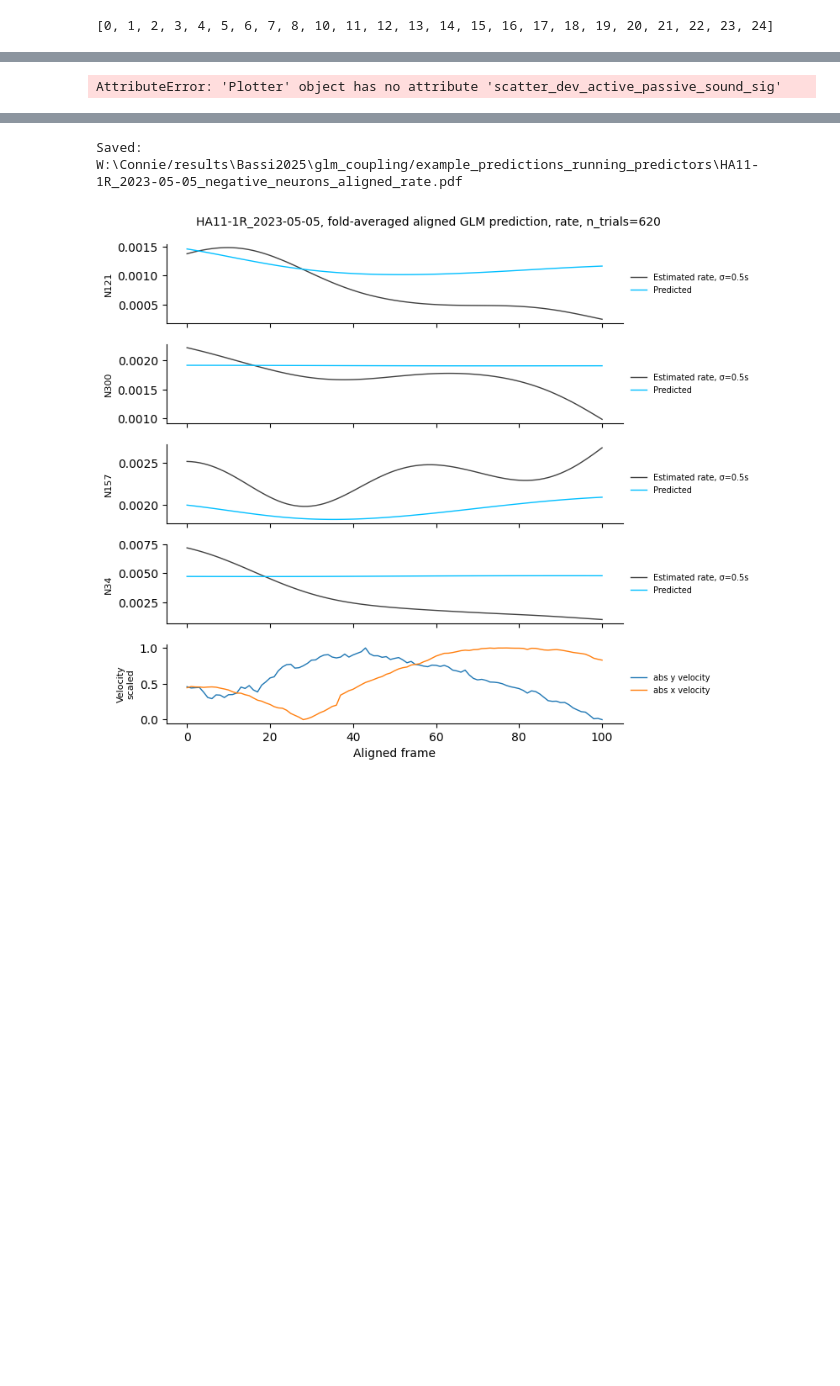
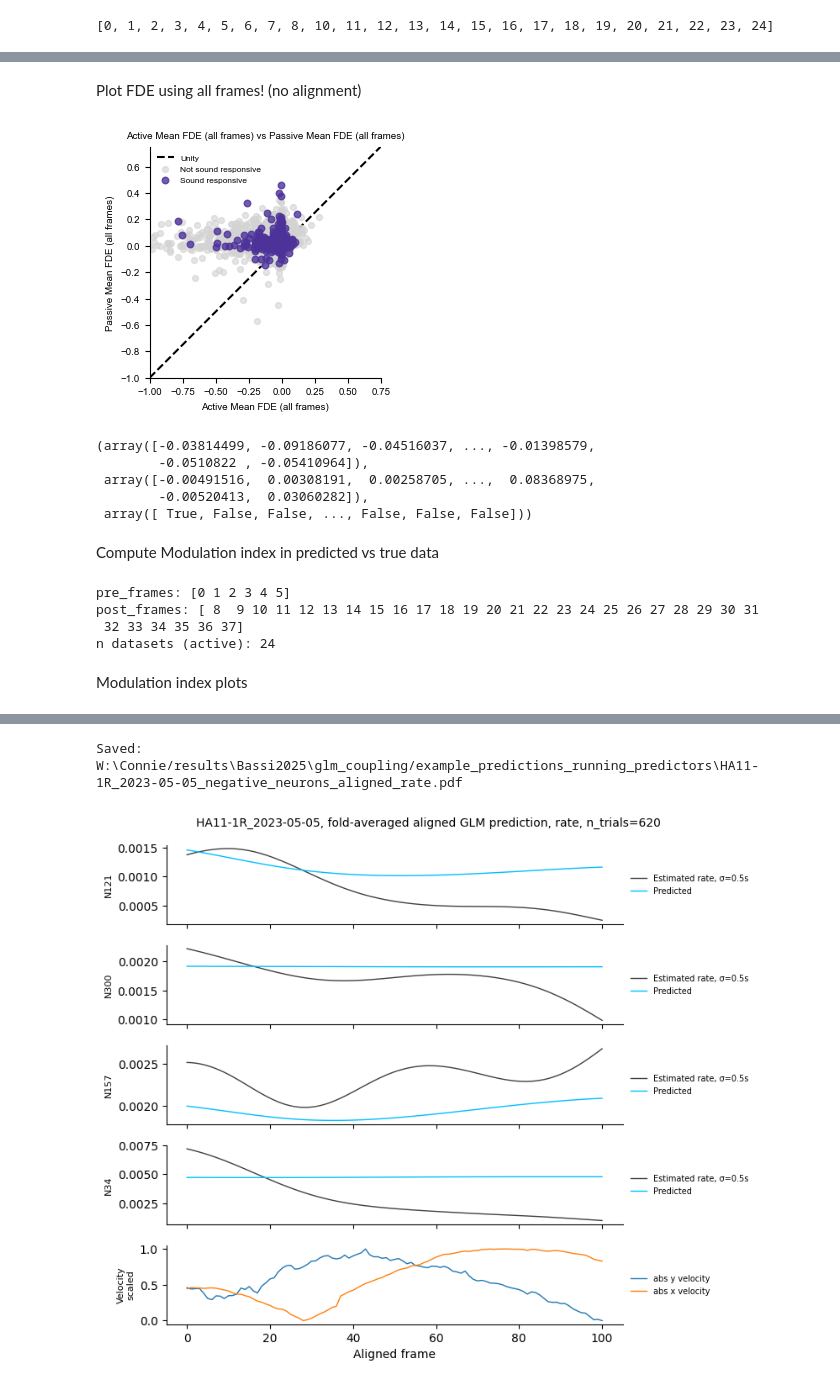
Before and after one commit to constanzabassi/GLM-analysis, a Jupyter notebook: notebooks/run_glm_encoding_analysis_running_models.ipynb, the cells around one changed output, grey strips where cells are left out. Cells and saved outputs as stored; diff of their text form; code cells hidden in the pictures; blank space fills up the shorter version.

```diff
--- a/notebooks/run_glm_encoding_analysis_running_models.ipynb
+++ b/notebooks/run_glm_encoding_analysis_running_models.ipynb
@@ -521,27 +469,72 @@ plotter.scatter_dev_active_passive_sound_sig(mean_frac_dev_by_key, mean_frac_dev
+# %% [markdown]
+Plot FDE using all frames! (no alignment)
 # %%
-#plot dev explained using all frames!
+
 mean_frac_dev_by_key_all = {}
 mean_frac_dev_by_key_passive_all = {}
 
 for ds in datasets:
     animal, date, server = ds  # server ignored for lookup
 
     key = f"{animal}_{date}"
 
     mean_frac_dev_by_key_all[key] = results_pre[key]['mean_dev_0']
     mean_frac_dev_by_key_passive_all[key] = results_pre[key]['mean_dev_1']
 
 
 plotter.scatter_dev_active_passive_sound_sig(
     mean_frac_dev_by_key_all,
     mean_frac_dev_by_key_passive_all,
     datasets,
     sound_separated,
     sig_type='sig_cells_pos',
     plot_lims=0.75,
     plot_lims_neg=-1,
-    measure_string = 'Active Mean Frac. Dev. Explained (all frames)',
-    measure_string2='Passive Mean Frac. Dev. Explained (all frames)'
+    measure_string = 'Active Mean FDE (all frames)',
+    measure_string2='Passive Mean FDE (all frames)'
 )
 # %% [output]
+[figure, added]
-AttributeError: 'Plotter' object has no attribute 'scatter_dev_active_passive_sound_sig'
+(array([-0.03814499, -0.09186077, -0.04516037, ..., -0.01398579,
+        -0.0510822 , -0.05410964]),
+ array([-0.00491516,  0.00308191,  0.00258705, ...,  0.08368975,
+        -0.00520413,  0.03060282]),
+ array([ True, False, False, ..., False, False, False]))
+# %% [markdown]
+Compute Modulation index in predicted vs true data
+# %%
+# Sound modulation index (v1): S1-relative pre/post windows on aligned true vs running-only pred
+from analysis.ModulationIndexAnalyzer import ModulationIndexAnalyzer
+import matplotlib.pyplot as plt
+
+s1_onset_frame = 6
+pre_frames = np.arange(0, s1_onset_frame)                      # frames 0..5
+post_frames = np.arange(s1_onset_frame + 2, s1_onset_frame + 32)  # frames 8..37
+mi_analyzer = ModulationIndexAnalyzer(
+
+    pre_frames=pre_frames,
+    post_frames=post_frames,
+    n_shuffles=1000,   # raise to 10000 to match Bassirunyan default
+    alpha=0.05,
+    eps=1e-12,
+    random_state=0,
+)
+
+# Fold-averaged MI (no per-fold p averaging). Optional pooled bootstrap for dataset-level p.
+mi_active = mi_analyzer.compute_mi_true_vs_pred(
+    aligned_neural_true,
+    aligned_neural_pred,
+    compute_p=False,
+    pooled_bootstrap=False,
+)
+
+print('pre_frames:', pre_frames)
+print('post_frames:', post_frames)
+print('n datasets (active):', len(mi_active['comparison']))
+# %% [output]
+pre_frames: [0 1 2 3 4 5]
+post_frames: [ 8  9 10 11 12 13 14 15 16 17 18 19 20 21 22 23 24 25 26 27 28 29 30 31
+ 32 33 34 35 36 37]
+n datasets (active): 24
+# %% [markdown]
+Modulation index plots
```
Also changed, not shown: parts of 24 cells of this notebook, 3 other files.
